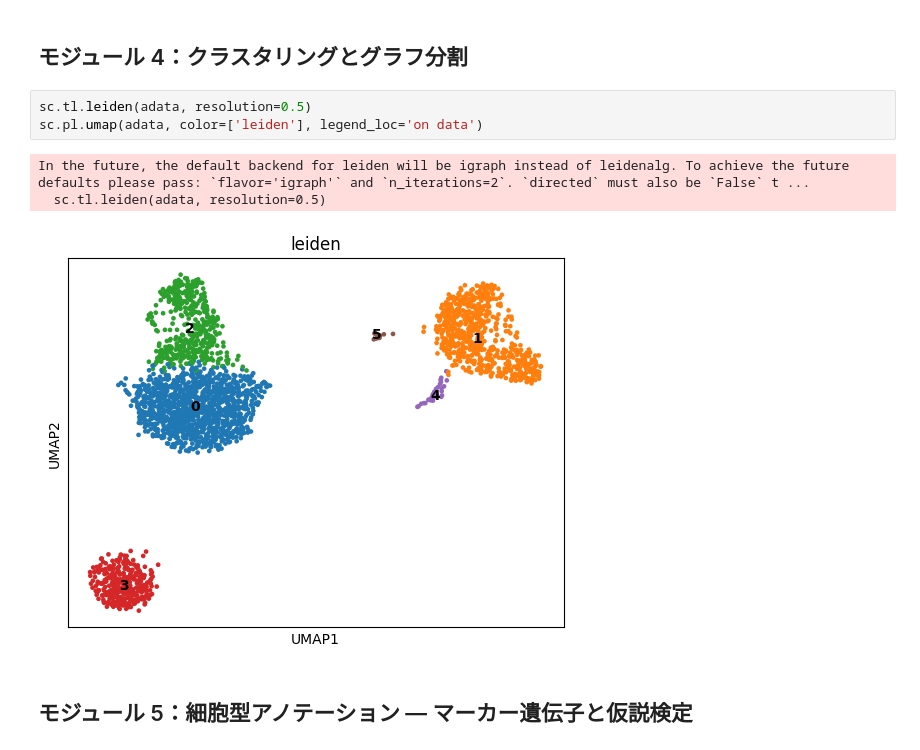
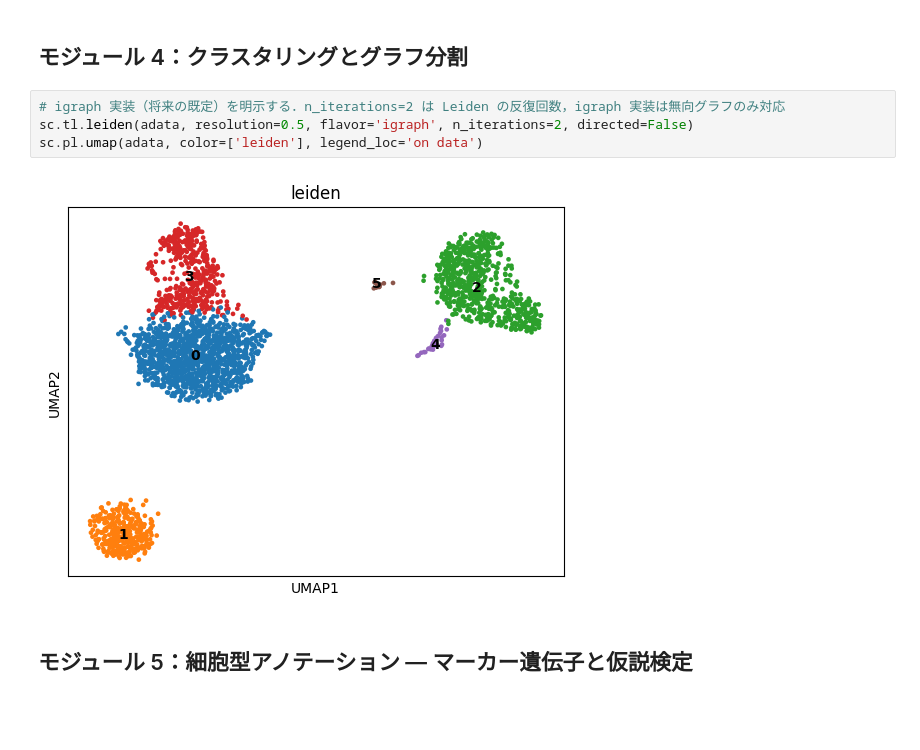
Before and after one commit to iwaokimura/study-sc-rna-seq, a Jupyter notebook: course/sc-rna-seq.ipynb, the cells around one changed output. Cells and saved outputs as stored; diff of their text form; blank space fills up the shorter version.

```diff
--- a/course/sc-rna-seq.ipynb
+++ b/course/sc-rna-seq.ipynb
@@ -71,12 +71,11 @@ sc.pl.umap(adata, color=['CST3', 'NKG7', 'PPBP'])
 # %% [markdown]
 ## モジュール 4：クラスタリングとグラフ分割
 # %%
-sc.tl.leiden(adata, resolution=0.5)
+# igraph 実装（将来の既定）を明示する．n_iterations=2 は Leiden の反復回数，igraph 実装は無向グラフのみ対応
+sc.tl.leiden(adata, resolution=0.5, flavor='igraph', n_iterations=2, directed=False)
 sc.pl.umap(adata, color=['leiden'], legend_loc='on data')
 # %% [output]
-In the future, the default backend for leiden will be igraph instead of leidenalg. To achieve the future defaults please pass: `flavor='igraph'` and `n_iterations=2`. `directed` must also be `False` t ...
-  sc.tl.leiden(adata, resolution=0.5)
-[figure, old version]
+[figure, new version]
 # %% [markdown]
 ## モジュール 5：細胞型アノテーション — マーカー遺伝子と仮説検定
 # %%
```
Also changed, not shown: parts of 8 cells of this notebook, 1 other file.
